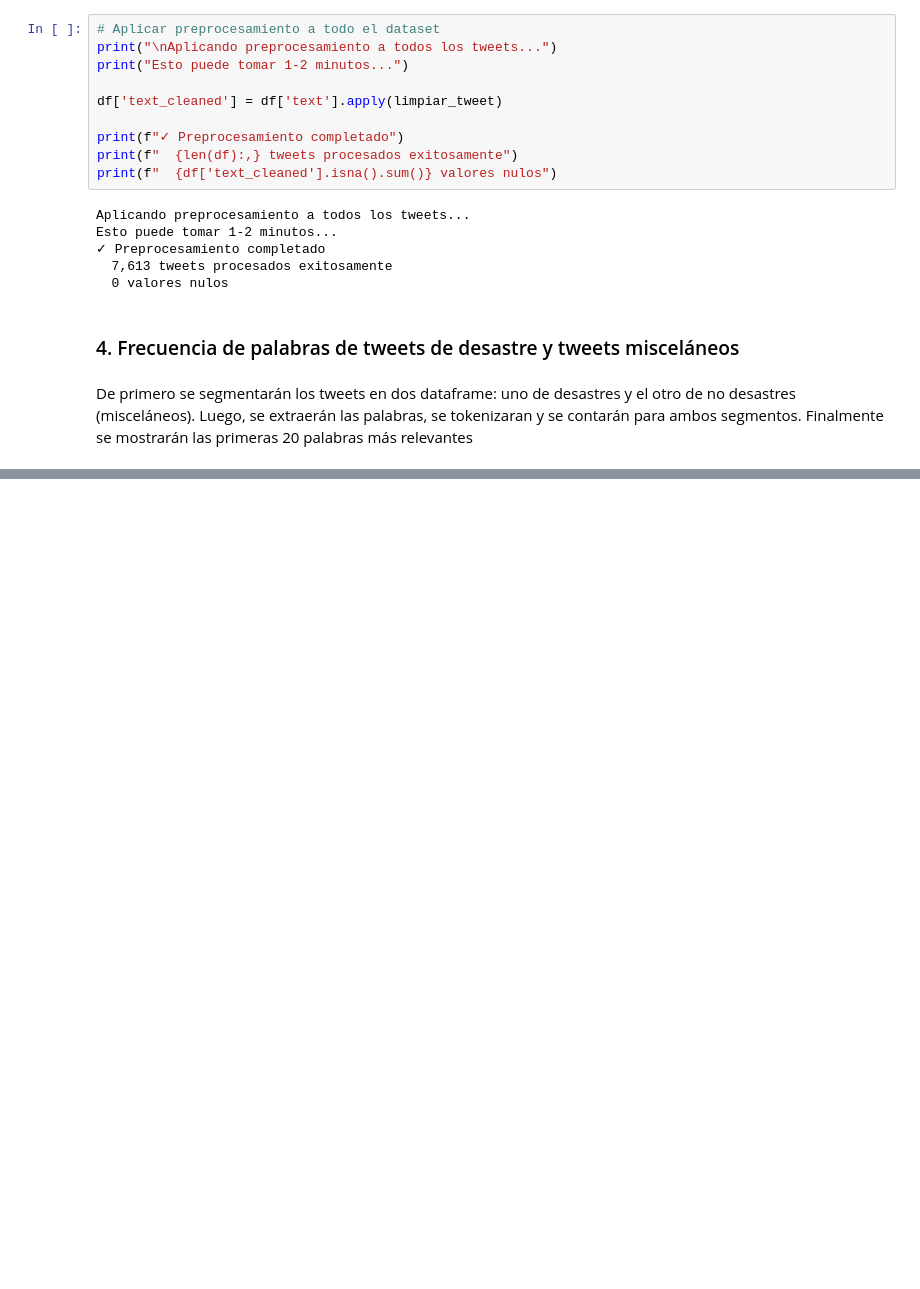
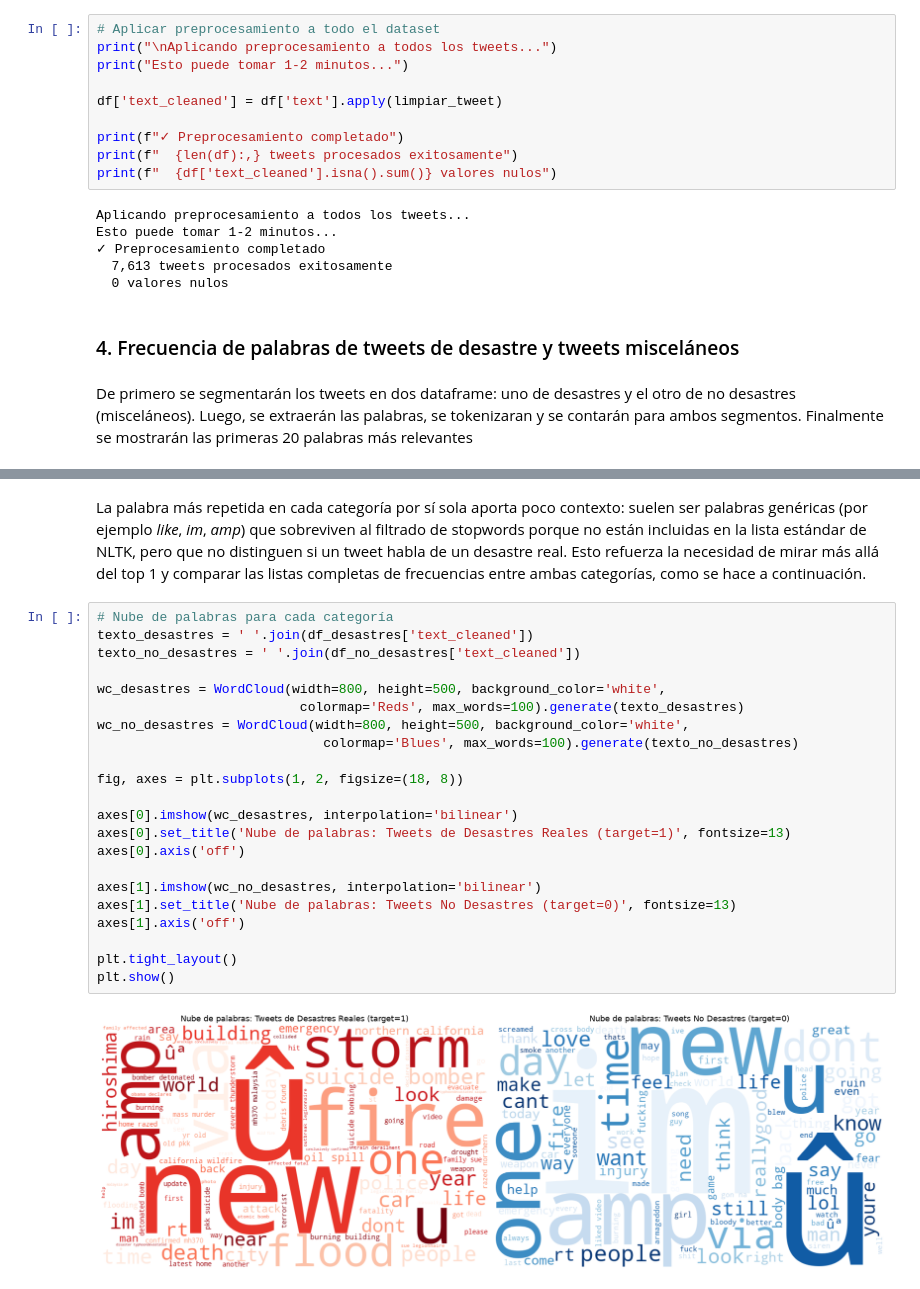
Before and after one commit to CindyGualim/Lab05-DataScience, a Jupyter notebook: Laboratorio_5_Mineria_Textos-checkpoint.ipynb, the cells around one changed output, grey strips where cells are left out. Drawn from its saved outputs; the diff is of its cells as text; blank space fills up the shorter version.

Commit message:
feat: 5. analisis exploratorio (palabra top por categoria, nube de palabras, histograma y palabras comunes)

```diff
--- a/Laboratorio_5_Mineria_Textos-checkpoint.ipynb
+++ b/Laboratorio_5_Mineria_Textos-checkpoint.ipynb
@@ -494,0 +511,26 @@ TOP 15 PALABRAS EN TWEETS DE NO DESASTRES (Target = 0):
+# %% [markdown]
+La palabra más repetida en cada categoría por sí sola aporta poco contexto: suelen ser palabras genéricas (por ejemplo *like*, *im*, *amp*) que sobreviven al filtrado de stopwords porque no están incluidas en la lista estándar de NLTK, pero que no distinguen si un tweet habla de un desastre real. Esto refuerza la necesidad de mirar más allá del top 1 y comparar las listas completas de frecuencias entre ambas categorías, como se hace a continuación.
+# %%
+# Nube de palabras para cada categoría
+texto_desastres = ' '.join(df_desastres['text_cleaned'])
+texto_no_desastres = ' '.join(df_no_desastres['text_cleaned'])
+
+wc_desastres = WordCloud(width=800, height=500, background_color='white',
+                          colormap='Reds', max_words=100).generate(texto_desastres)
+wc_no_desastres = WordCloud(width=800, height=500, background_color='white',
+                             colormap='Blues', max_words=100).generate(texto_no_desastres)
+
+fig, axes = plt.subplots(1, 2, figsize=(18, 8))
+
+axes[0].imshow(wc_desastres, interpolation='bilinear')
+axes[0].set_title('Nube de palabras: Tweets de Desastres Reales (target=1)', fontsize=13)
+axes[0].axis('off')
+
+axes[1].imshow(wc_no_desastres, interpolation='bilinear')
+axes[1].set_title('Nube de palabras: Tweets No Desastres (target=0)', fontsize=13)
+axes[1].axis('off')
+
+plt.tight_layout()
+plt.show()
+# %% [output]
+[figure, added]
```
Also changed, not shown: parts of 24 cells of this notebook.
